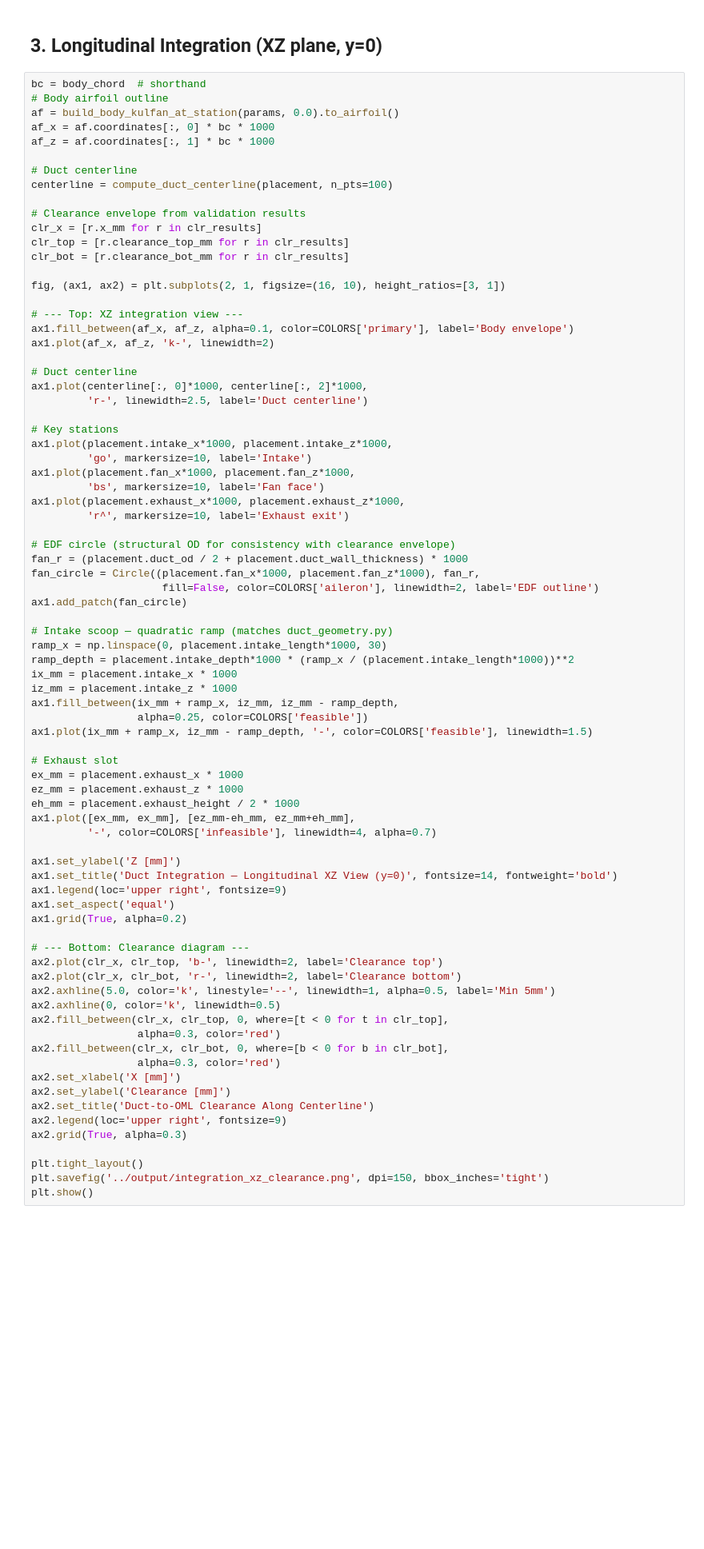
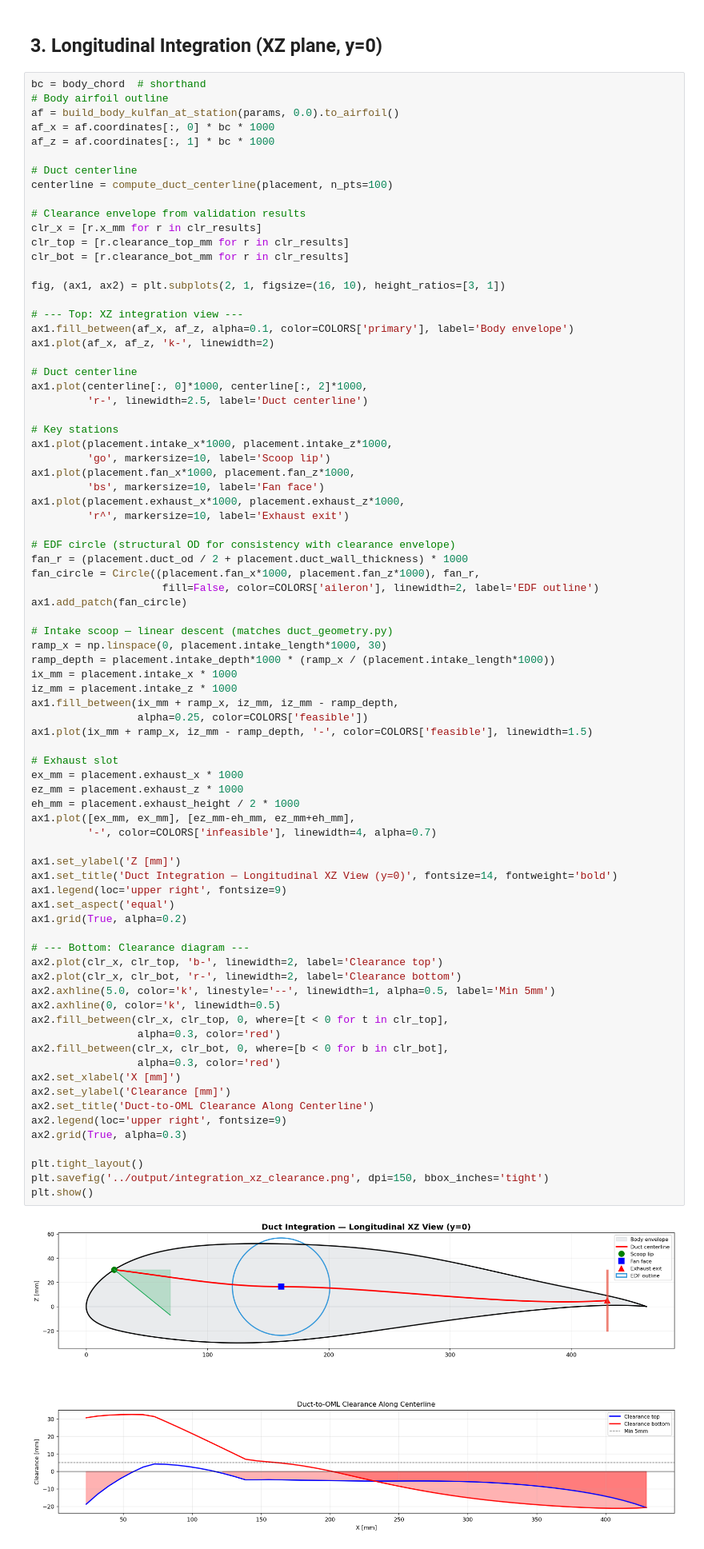
Before and after one commit to data-fablab/MANTA, a Jupyter notebook: notebooks/08_propulsion_visualization.ipynb, the cells around one changed output. Shown at 80% size. Drawn from its saved outputs; the diff is of its cells as text; blank space fills up the shorter version.

```diff
--- a/notebooks/08_propulsion_visualization.ipynb
+++ b/notebooks/08_propulsion_visualization.ipynb
@@ -146,7 +191,7 @@ ax1.plot(centerline[:, 0]*1000, centerline[:, 2]*1000,
 
 # Key stations
 ax1.plot(placement.intake_x*1000, placement.intake_z*1000,
-         'go', markersize=10, label='Intake')
+         'go', markersize=10, label='Scoop lip')
 ax1.plot(placement.fan_x*1000, placement.fan_z*1000,
          'bs', markersize=10, label='Fan face')
 ax1.plot(placement.exhaust_x*1000, placement.exhaust_z*1000,
@@ -158,9 +203,9 @@ fan_circle = Circle((placement.fan_x*1000, placement.fan_z*1000), fan_r,
                      fill=False, color=COLORS['aileron'], linewidth=2, label='EDF outline')
 ax1.add_patch(fan_circle)
 
-# Intake scoop — quadratic ramp (matches duct_geometry.py)
+# Intake scoop — linear descent (matches duct_geometry.py)
 ramp_x = np.linspace(0, placement.intake_length*1000, 30)
-ramp_depth = placement.intake_depth*1000 * (ramp_x / (placement.intake_length*1000))**2
+ramp_depth = placement.intake_depth*1000 * (ramp_x / (placement.intake_length*1000))
 ix_mm = placement.intake_x * 1000
 iz_mm = placement.intake_z * 1000
 ax1.fill_between(ix_mm + ramp_x, iz_mm, iz_mm - ramp_depth,
@@ -171,33 +216,35 @@ ax1.plot(ix_mm + ramp_x, iz_mm - ramp_depth, '-', color=COLORS['feasible'], line
 ex_mm = placement.exhaust_x * 1000
 ez_mm = placement.exhaust_z * 1000
 eh_mm = placement.exhaust_height / 2 * 1000
 ax1.plot([ex_mm, ex_mm], [ez_mm-eh_mm, ez_mm+eh_mm],
          '-', color=COLORS['infeasible'], linewidth=4, alpha=0.7)
 
 ax1.set_ylabel('Z [mm]')
 ax1.set_title('Duct Integration — Longitudinal XZ View (y=0)', fontsize=14, fontweight='bold')
 ax1.legend(loc='upper right', fontsize=9)
 ax1.set_aspect('equal')
 ax1.grid(True, alpha=0.2)
 
 # --- Bottom: Clearance diagram ---
 ax2.plot(clr_x, clr_top, 'b-', linewidth=2, label='Clearance top')
 ax2.plot(clr_x, clr_bot, 'r-', linewidth=2, label='Clearance bottom')
 ax2.axhline(5.0, color='k', linestyle='--', linewidth=1, alpha=0.5, label='Min 5mm')
 ax2.axhline(0, color='k', linewidth=0.5)
 ax2.fill_between(clr_x, clr_top, 0, where=[t < 0 for t in clr_top],
                  alpha=0.3, color='red')
 ax2.fill_between(clr_x, clr_bot, 0, where=[b < 0 for b in clr_bot],
                  alpha=0.3, color='red')
 ax2.set_xlabel('X [mm]')
 ax2.set_ylabel('Clearance [mm]')
 ax2.set_title('Duct-to-OML Clearance Along Centerline')
 ax2.legend(loc='upper right', fontsize=9)
 ax2.grid(True, alpha=0.3)
 
 plt.tight_layout()
 plt.savefig('../output/integration_xz_clearance.png', dpi=150, bbox_inches='tight')
 plt.show()
+# %% [output]
+[figure, added]
 # %% [markdown]
 ## 4. Cross-Sections & Transverse Cuts
 # %%
```
Also changed, not shown: parts of 8 cells of this notebook, 1 other file.
